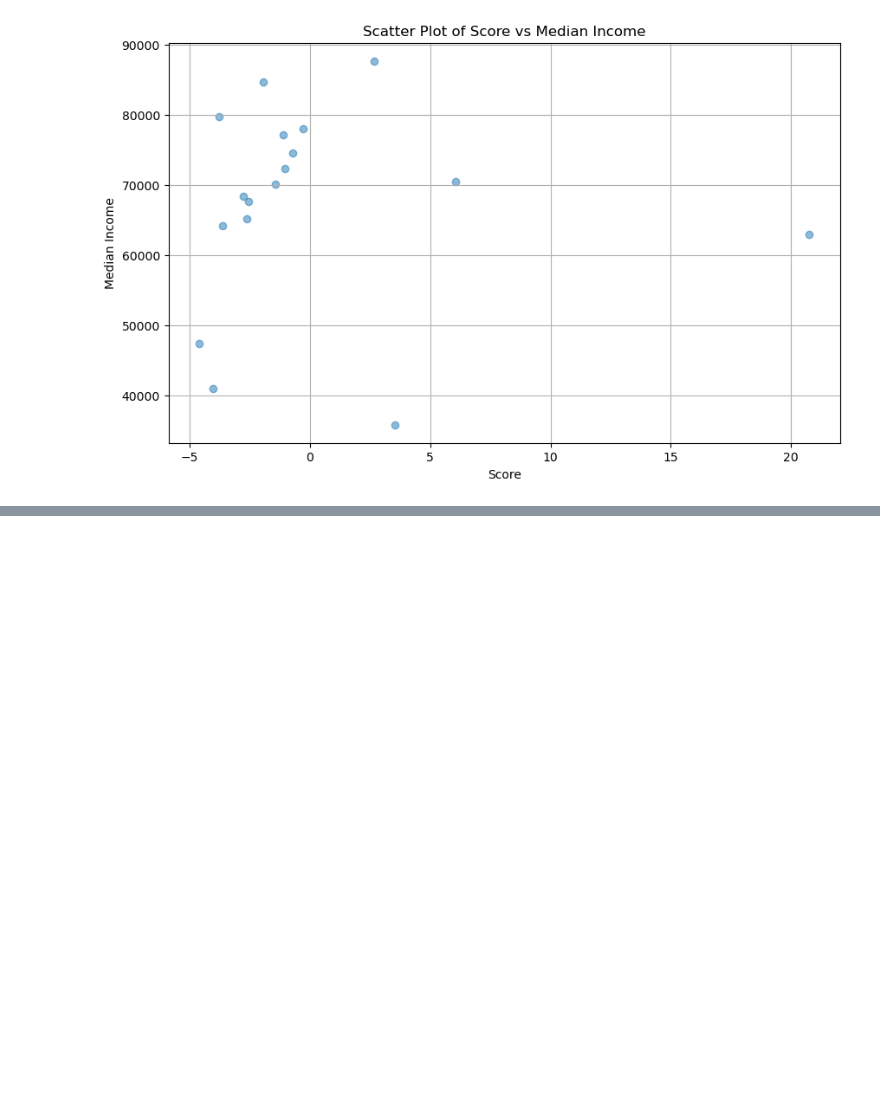
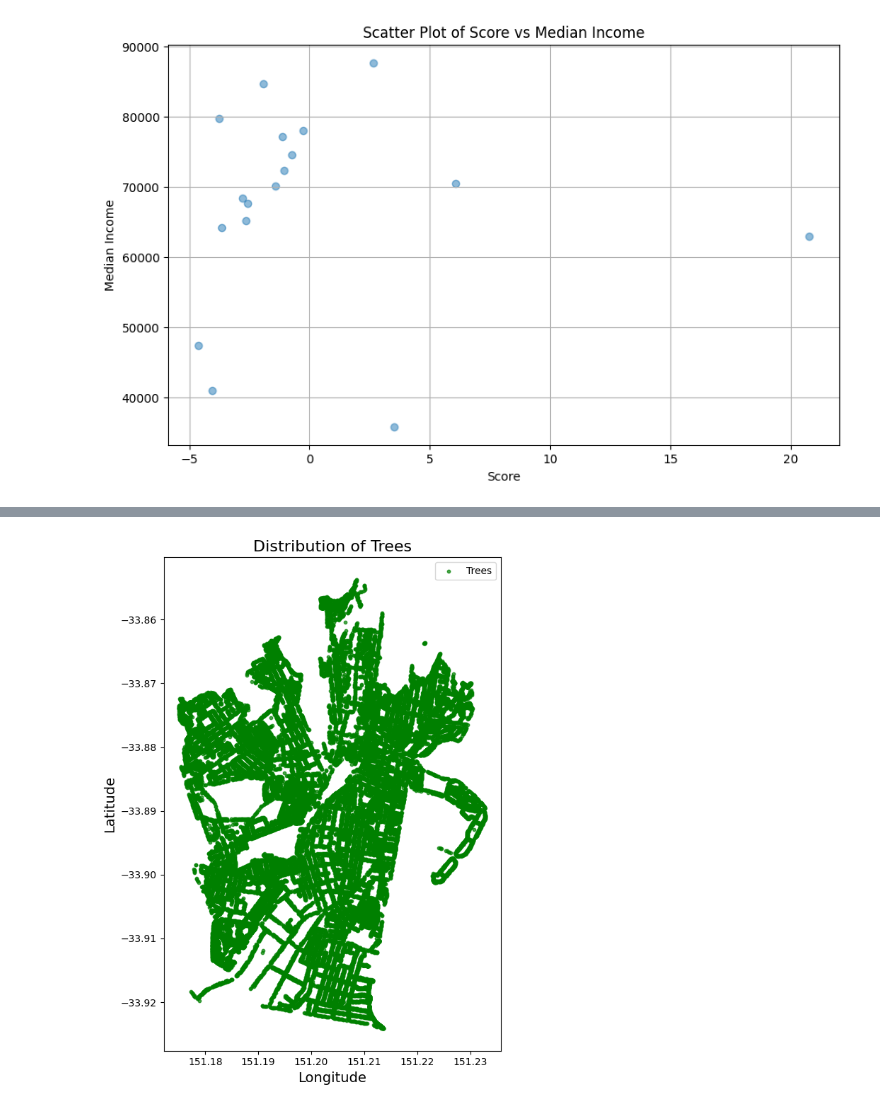
Before and after one commit to Ayush-Singh-31/Sydney-PostgresAnalysis, a Jupyter notebook: Report.ipynb, the cells around one changed output, grey strips where cells are left out. Saved outputs shown, nothing was run; the diff lists cells and outputs as text; code cells hidden in the pictures; blank space fills up the shorter version.

```diff
--- a/Report.ipynb
+++ b/Report.ipynb
@@ -1061,0 +1062,12 @@ plt.show()
+# %%
+trees_df = gpd.read_postgis("SELECT * FROM trees", conn, geom_col='Geometry')
+fig, ax = plt.subplots(figsize=(12, 8))
+trees_df.plot(ax=ax, markersize=10, color='green', marker='o', alpha=0.7, label='Trees')
+plt.title('Distribution of Trees', fontsize=16)
+plt.xlabel('Longitude', fontsize=14)
+plt.ylabel('Latitude', fontsize=14)
+plt.legend()
+plt.tight_layout()
+plt.show()
+# %% [output]
+[figure, added]
```
Also changed, not shown: parts of 10 cells of this notebook, 15 other files.
